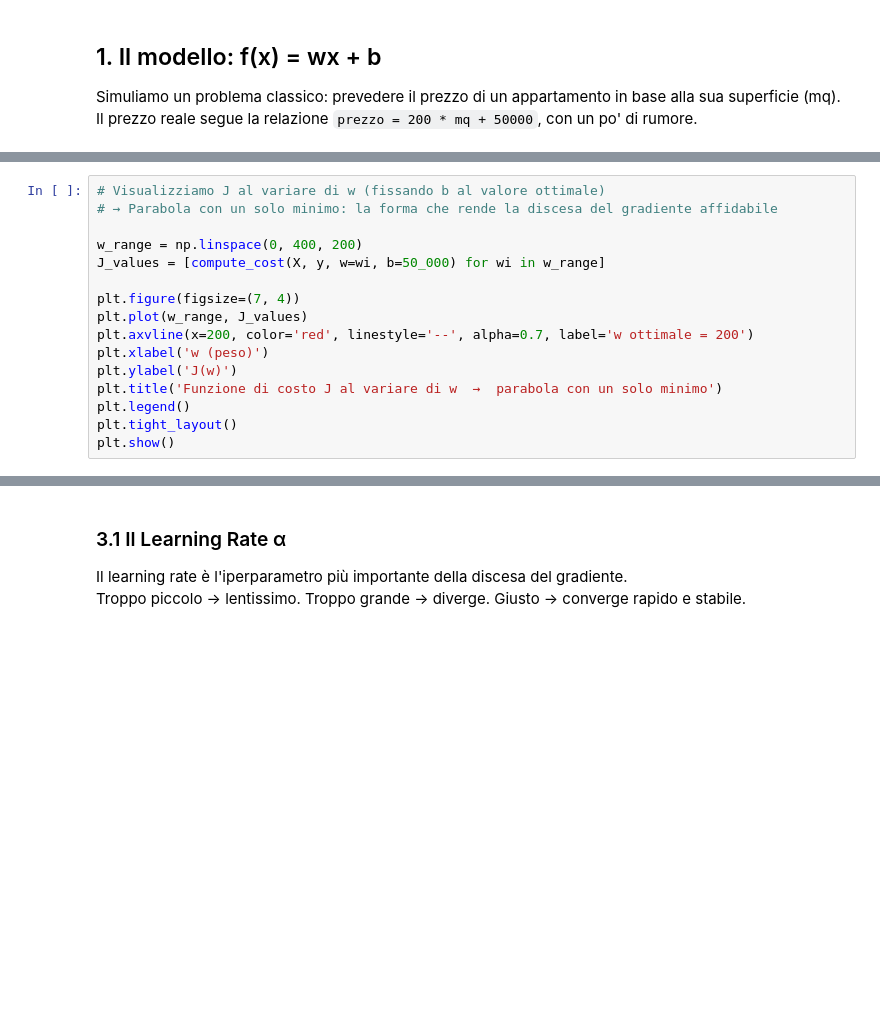
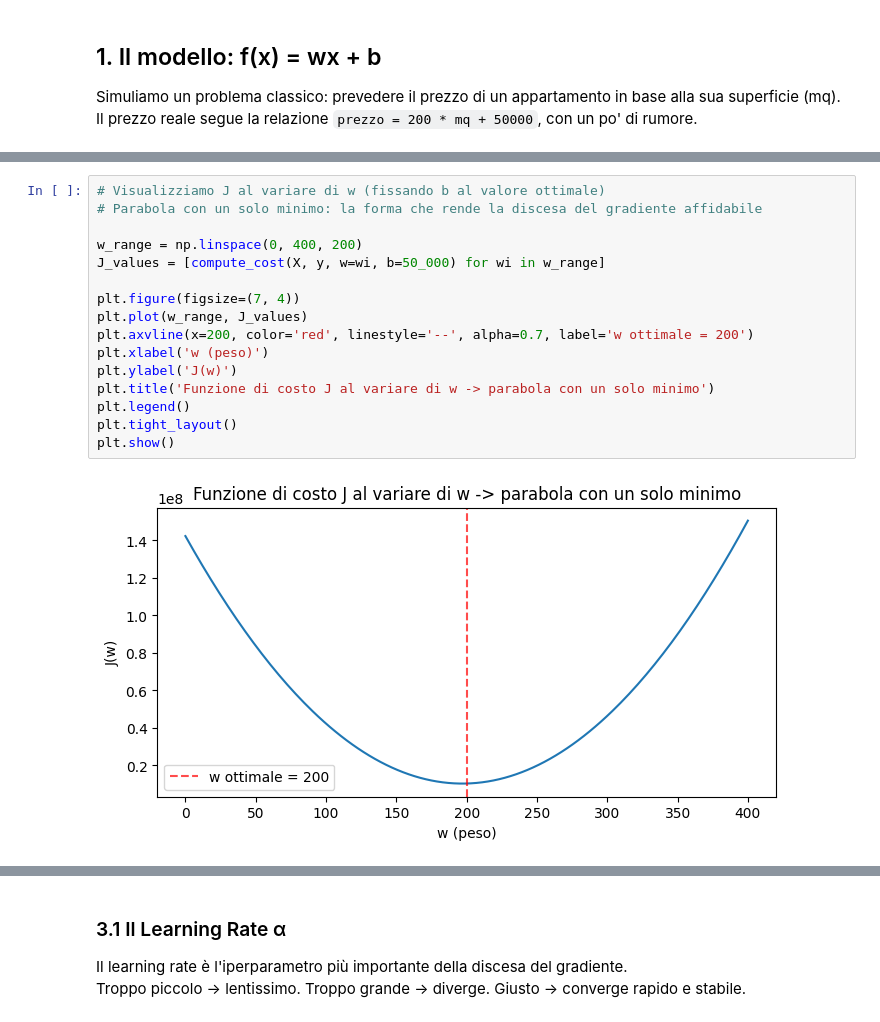
Before and after one commit to LeonardoCofone/The-AI-Handbook, a Jupyter notebook: chapter_5_Machine_Learning.ipynb, the cells around one changed output, grey strips where cells are left out. Saved outputs shown, nothing was run; the diff lists cells and outputs as text; blank space fills up the shorter version.

```diff
--- a/chapter_5_Machine_Learning.ipynb
+++ b/chapter_5_Machine_Learning.ipynb
@@ -88,19 +97,21 @@ print(f'J con w=100, b=10000 (parametri sbagliati): {J_sbagliato:,.0f}')
 # %%
 # Visualizziamo J al variare di w (fissando b al valore ottimale)
-# → Parabola con un solo minimo: la forma che rende la discesa del gradiente affidabile
+# Parabola con un solo minimo: la forma che rende la discesa del gradiente affidabile
 
 w_range = np.linspace(0, 400, 200)
 J_values = [compute_cost(X, y, w=wi, b=50_000) for wi in w_range]
 
 plt.figure(figsize=(7, 4))
 plt.plot(w_range, J_values)
 plt.axvline(x=200, color='red', linestyle='--', alpha=0.7, label='w ottimale = 200')
 plt.xlabel('w (peso)')
 plt.ylabel('J(w)')
-plt.title('Funzione di costo J al variare di w  →  parabola con un solo minimo')
+plt.title('Funzione di costo J al variare di w -> parabola con un solo minimo')
 plt.legend()
 plt.tight_layout()
 plt.show()
+# %% [output]
+[figure, added]
 # %%
 # Con entrambi i parametri: superficie 3D a forma di ciotola
 w_vals = np.linspace(50, 350, 60)
```
Also changed, not shown: parts of 18 cells of this notebook.
